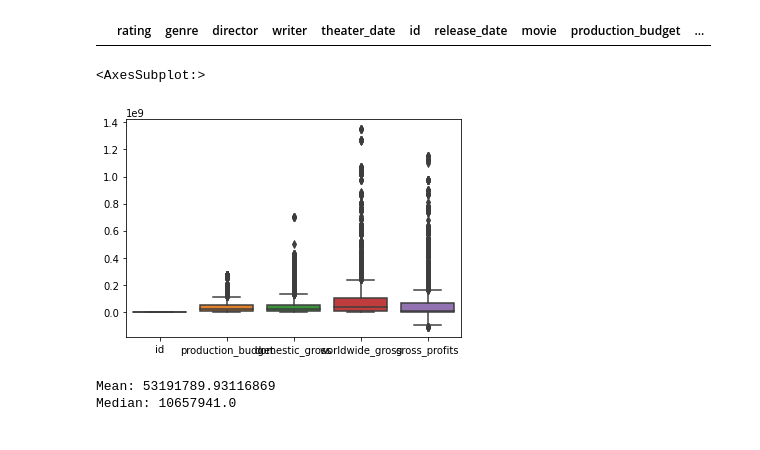
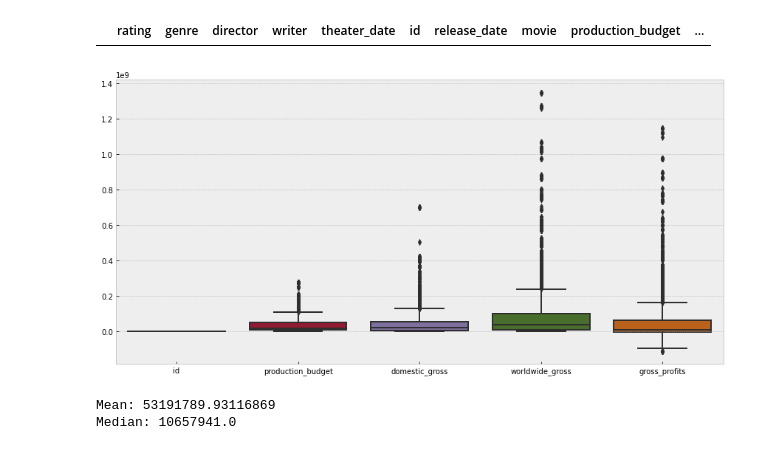
Before and after one commit to AtomHarris/Project_Phase-1, a Jupyter notebook: Final Jupyter Notebook.ipynb, the cells around one changed output. Saved outputs shown, nothing was run; the diff lists cells and outputs as text; code cells hidden in the pictures.

```diff
--- a/Final Jupyter Notebook.ipynb
+++ b/Final Jupyter Notebook.ipynb
@@ -1022,11 +1023,11 @@ get_duplicates(merged_df)
 |  | rating | genre | director | writer | theater_date | id | release_date | movie | production_budget | ... |
 # %%
 # Quick boxplot to check for outliers
+fig=plt.subplots(figsize=(12,6))
 data =merged_df
-sns.boxplot(data=data)
+sns.boxplot(data=data);
 # %% [output]
-<AxesSubplot:>
-[figure, old version]
+[figure, new version]
 # %%
 # Checking for mean
 print(f"Mean: {merged_df['gross_profits'].mean()}")
```
Also changed, not shown: parts of 10 cells of this notebook.
